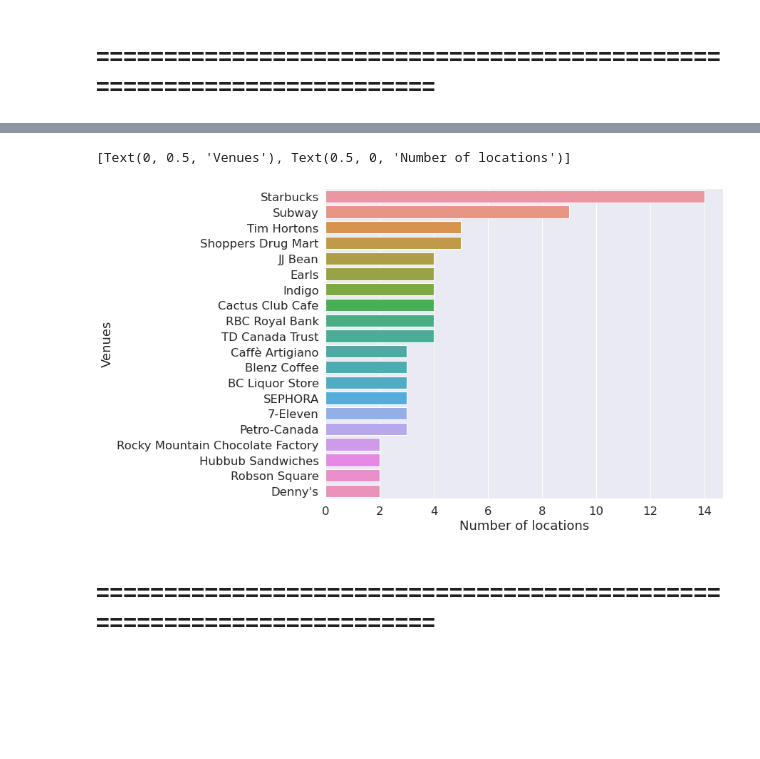
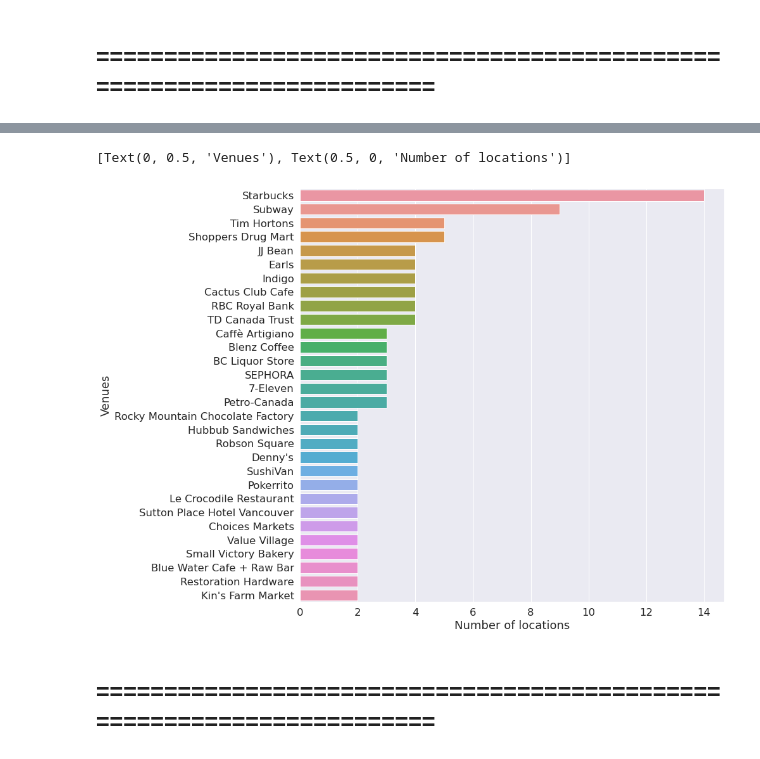
Before and after one commit to dprossi/Capstone_Project_IBM_Data_Science, a Jupyter notebook: Applied_Data_Science_Capstone_Project_Vancouver.ipynb, the cells around one changed output, grey strips where cells are left out. Saved outputs shown, nothing was run; the diff lists cells and outputs as text; code cells hidden in the pictures; blank space fills up the shorter version.

```diff
--- a/Applied_Data_Science_Capstone_Project_Vancouver.ipynb
+++ b/Applied_Data_Science_Capstone_Project_Vancouver.ipynb
@@ -516,7 +516,7 @@ There are 178 uniques categories.
 # %%
-common_venues_20 = vancouver_venues.groupby('venue').count().sort_values('neighborhood', ascending=False).head(20)
-common_venues_20.reset_index(inplace=True)
-common_venues_20
+common_venues_30 = vancouver_venues.groupby('venue').count().sort_values('neighborhood', ascending=False).head(30)
+common_venues_30.reset_index(inplace=True)
+common_venues_30
 # %% [output]
 |  | venue | post_code | neighborhood | neighborhood_latitude | neighborhood_longitude | venue_latitude | ... |
 | 0 | Starbucks | 14 | 14 | 14 | 14 | 14 | ... |
@@ -539,13 +539,13 @@ common_venues_20
 import seaborn as sns
 # %%
 sns.set(font_scale=1.5)
-plt.figure(figsize=(10, 8))
-ax = sns.barplot(x='post_code', y='venue', data=common_venues_20)
+plt.figure(figsize=(12, 12))
+ax = sns.barplot(x='post_code', y='venue', data=common_venues_30)
 ax.set_xlabel('totalCount')
 ax.set(xlabel='Number of locations', ylabel='Venues')
 # %% [output]
 [Text(0, 0.5, 'Venues'), Text(0.5, 0, 'Number of locations')]
-[figure, old version]
+[figure, new version]
 # %% [markdown]
 ## =======================================================================
 # %% [markdown]
```
Also changed, not shown: parts of 5 cells of this notebook.
